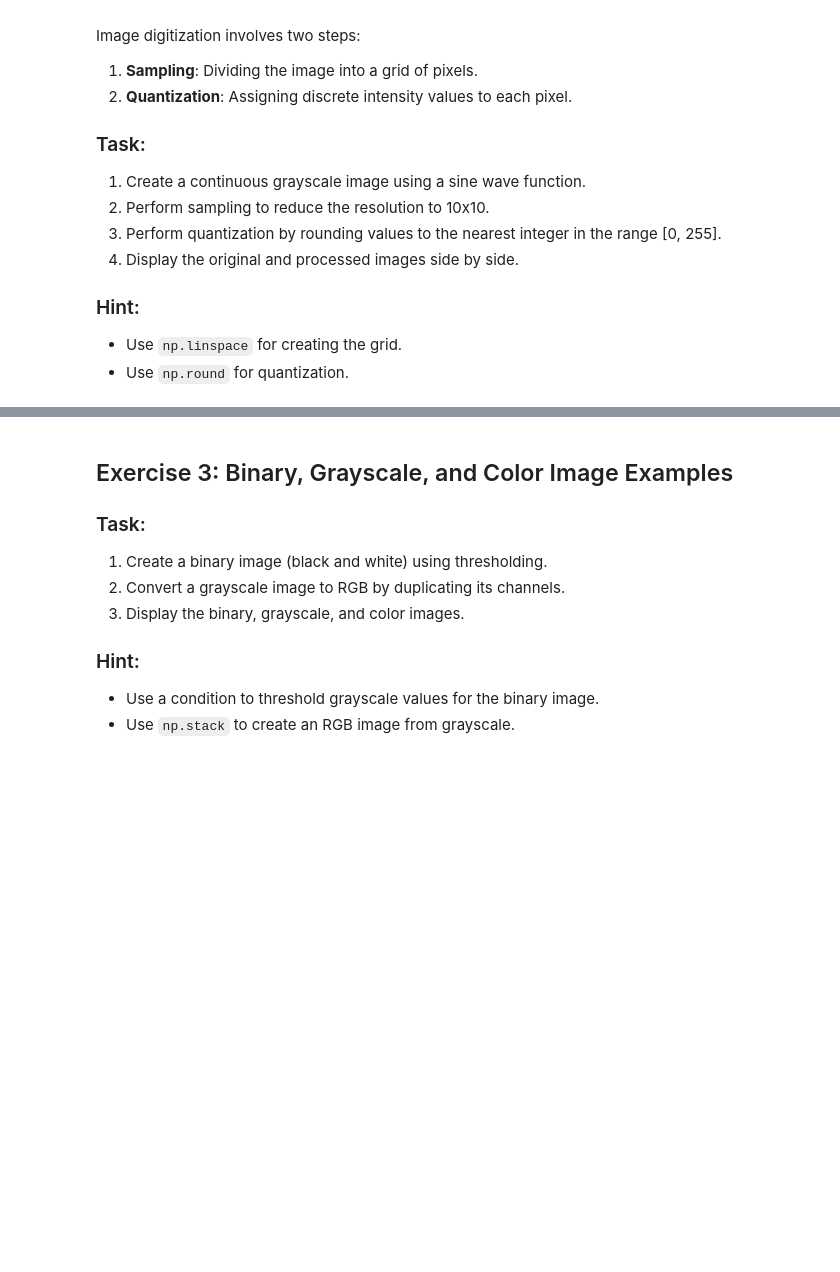
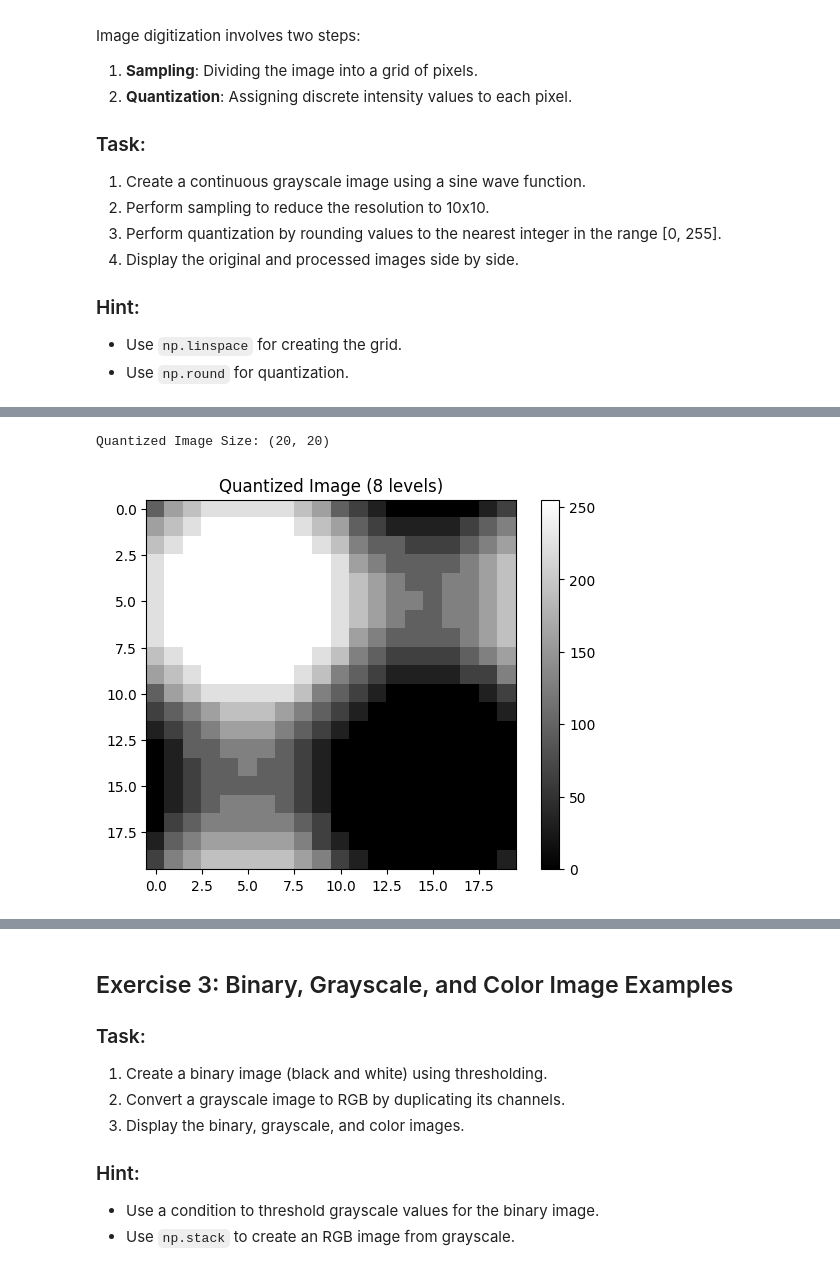
Before and after one commit to TinsBits/Computer_Vision_Exercises, a Jupyter notebook: CV2_Digital_Image_Fundamentals_Exercises.ipynb, the cells around one changed output, grey strips where cells are left out. Cells and saved outputs as stored; diff of their text form; code cells hidden in the pictures; blank space fills up the shorter version.

```diff
--- a/CV2_Digital_Image_Fundamentals_Exercises.ipynb
+++ b/CV2_Digital_Image_Fundamentals_Exercises.ipynb
@@ -59,0 +102,31 @@ Image digitization involves two steps:
+# %%
+# Quantization: Round values to nearest integer in range [0, 255]
+# Set the desired number of intensity levels in the quantized image.
+# Instead of the original 256 levels (for an 8-bit image),
+# we are reducing it to just 4 levels to make the effect of quantization visible.
+num_levels = 8 # Reduce the number of quantization levels
+
+# Calculate the size of each intensity interval.
+# Since the original intensity range is 0-255 (a total of 256 values),
+# dividing 256 by the number of levels gives us the step size for quantization.
+# In this case, 256 // 4 is 64, so each level spans 64 intensity values.
+quantization_step = 256 // num_levels
+
+# Next is the core of the quantization process:
+#  1. Divide each pixel value in the sampled_image by the quantization_step.
+#     This effectively maps the original intensity range into a smaller range based on the number of levels.
+#  2. Round the result down to the nearest integer.
+#     This assigns each pixel to a specific quantization level.
+#  3. quantization_step: Multiplies the floored value by the quantization_step
+#     to map it back to the intensity value that represents the center or start of
+#     that quantization level in the original 0-255 range.
+
+quantized_image = np.floor(sampled_image / quantization_step) * quantization_step
+print("Quantized Image Size:", quantized_image.shape)
+plt.imshow(quantized_image, cmap='gray', vmin=0, vmax=255)
+plt.colorbar()
+plt.title(f"Quantized Image ({num_levels} levels)")
+plt.show()
+# %% [output]
+Quantized Image Size: (20, 20)
+[figure, added]
```
Also changed, not shown: parts of 6 cells of this notebook.
